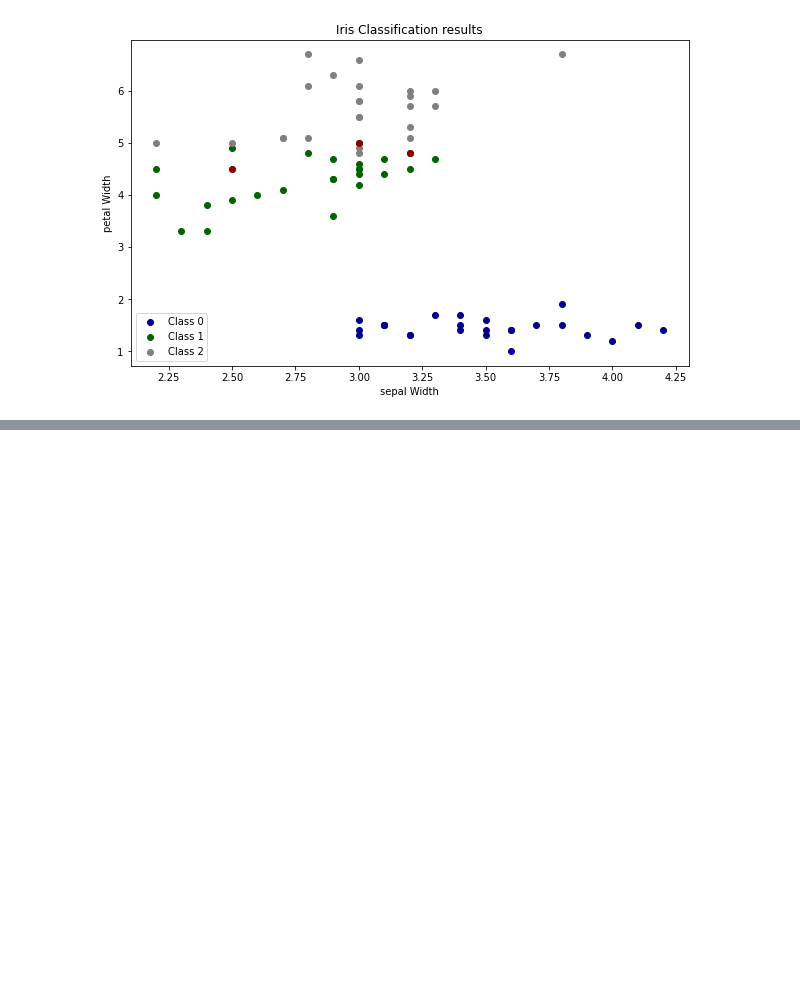
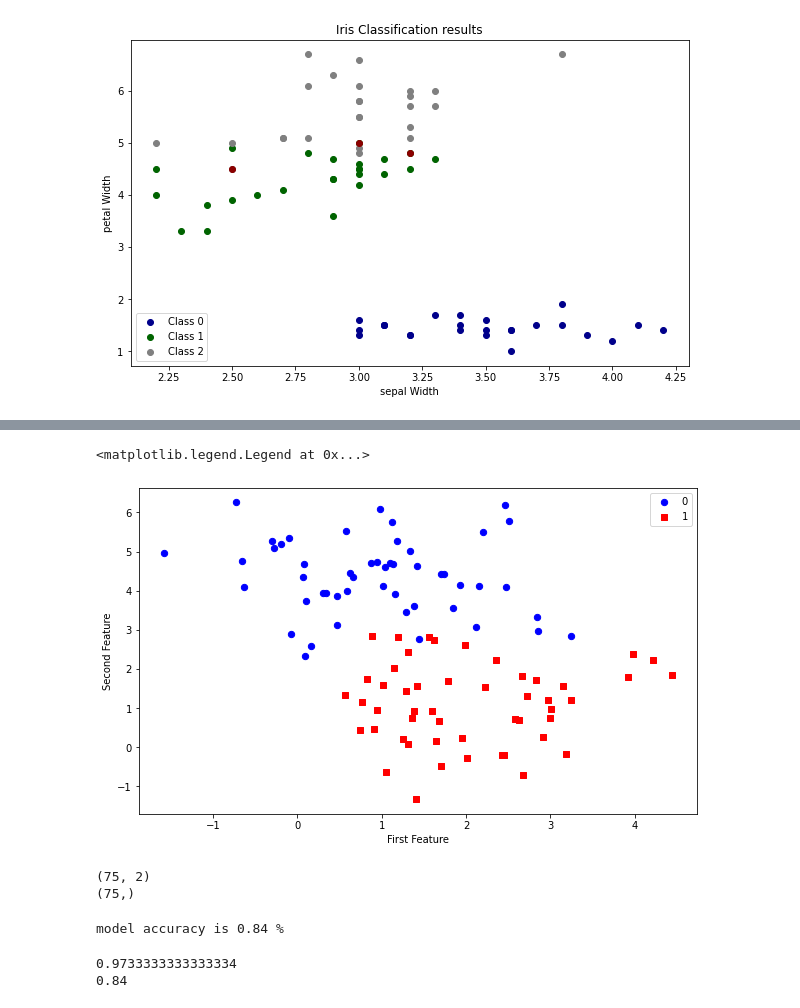
Before and after one commit to Amirserajj/ML-Lab, a Jupyter notebook: ML_Lab_Scikit.ipynb, the cells around one changed output, grey strips where cells are left out. Drawn from its saved outputs; the diff is of its cells as text; code cells hidden in the pictures; blank space fills up the shorter version.

Commit message:
use LR for make_blobs dataset

```diff
--- a/ML_Lab_Scikit.ipynb
+++ b/ML_Lab_Scikit.ipynb
@@ -232,0 +235,9 @@ plt.show()
+# %%
+from sklearn.datasets import make_blobs
+X,y=make_blobs(centers=2,random_state=0)#centers=number of classes
+
+print(" X ~ n_samples x n_features:" , X.shape)
+print(" y ~ n_samples:" , y.shape)
+
+print("\n First 5 samples:\n", X[:5,:])
+print("\n First 5 samples:\n", y[:5])
@@ -232,0 +257,33 @@ plt.show()
+# %%
+plt.figure(figsize=(10,6))
+plt.scatter(X[y==0,0],X[y==0,1],c="blue",s=40,label="0")
+plt.scatter(X[y==1,0],X[y==1,1],c="red",s=40,label="1",marker="s")
+
+plt.xlabel("First Feature")
+plt.ylabel("Second Feature")
+plt.legend(loc="upper right")
+# %% [output]
+<matplotlib.legend.Legend at 0x...>
+[figure, added]
+# %%
+from sklearn.linear_model import LogisticRegression
+clf=LogisticRegression()
+X_train,X_test,y_train,y_test=train_test_split(X,y,test_size=0.25,random_state=1234,stratify=y)
+print(X_train.shape)
+print(y_train.shape)
+# %% [output]
+(75, 2)
+(75,)
+# %%
+clf.fit(X_train,y_train)
+y_pred=clf.predict(X_test)
+model_accuracy = accuracy_score(y_test,y_pred)
+print("model accuracy is %.2f " % model_accuracy+"%")
+# %% [output]
+model accuracy is 0.84 %
+# %%
+print(clf.score(X_train,y_train))
+print(clf.score(X_test,y_test))
+# %% [output]
+0.9733333333333334
+0.84
```
Also changed, not shown: parts of 2 cells of this notebook.
